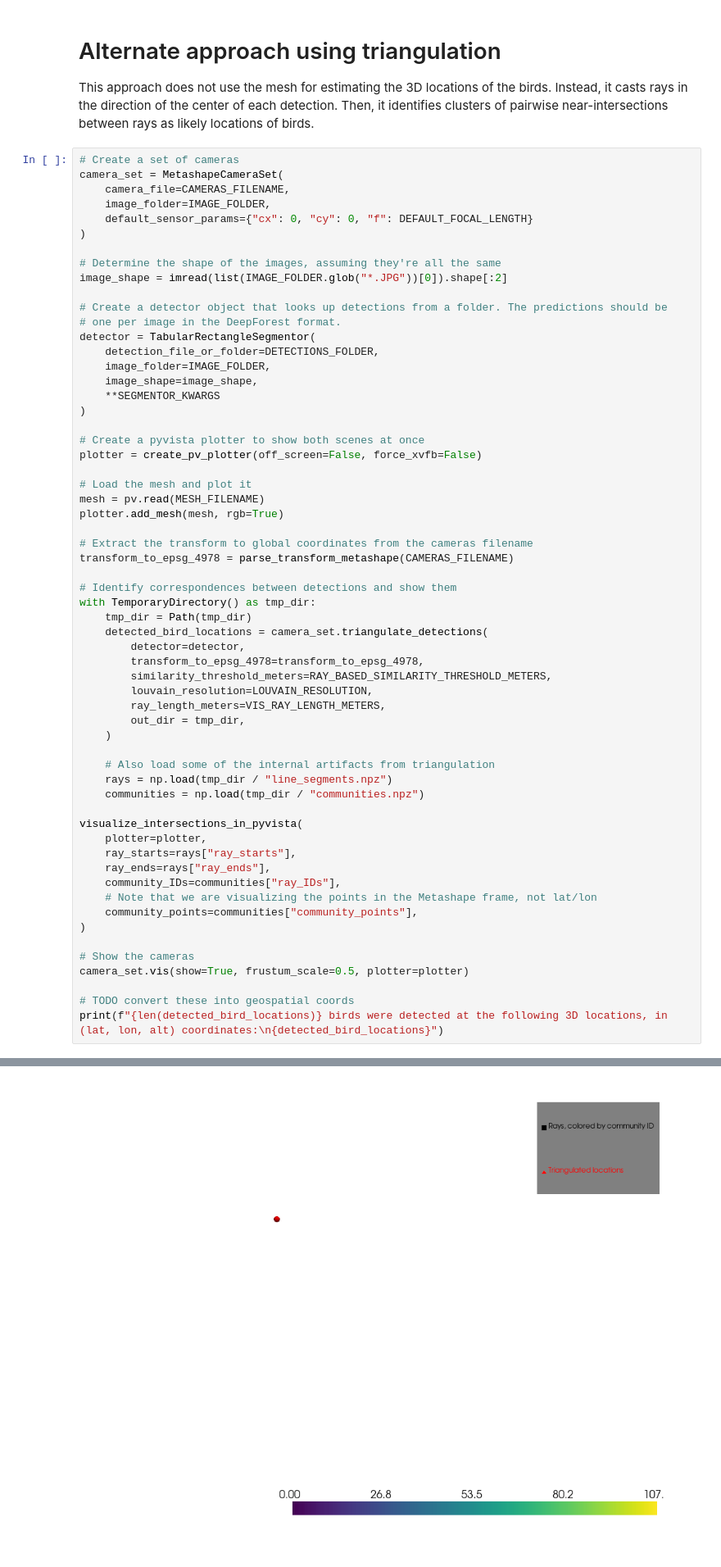
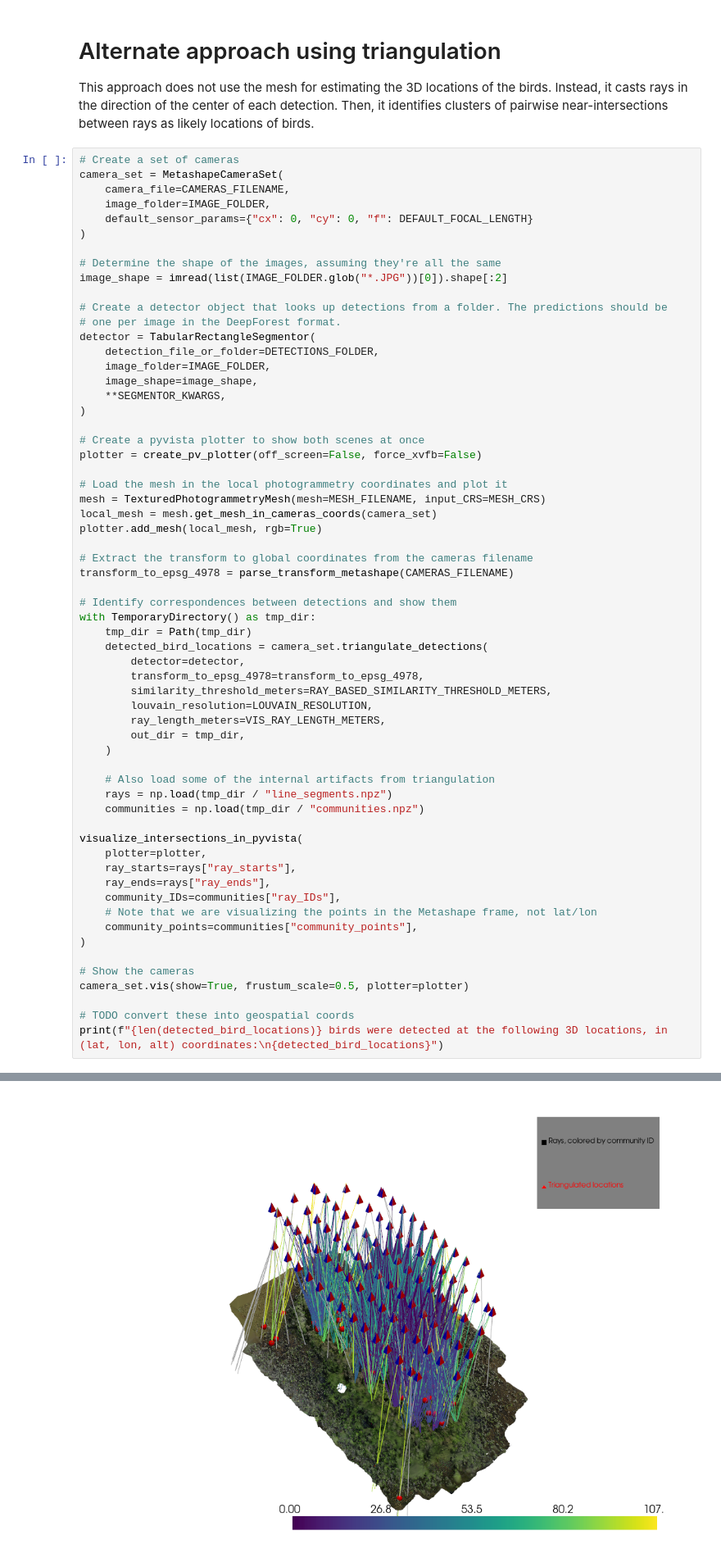
Before and after one commit to open-forest-observatory/geograypher, a Jupyter notebook: examples/project_detections.ipynb, the cells around one changed output, grey strips where cells are left out. Shown at 82% size. Cells and saved outputs as stored; diff of their text form.

Commit message:
Fix global/local mesh issue in result display

```diff
--- a/examples/project_detections.ipynb
+++ b/examples/project_detections.ipynb
@@ -178,15 +179,16 @@ detector = TabularRectangleSegmentor(
     detection_file_or_folder=DETECTIONS_FOLDER,
     image_folder=IMAGE_FOLDER,
     image_shape=image_shape,
-    **SEGMENTOR_KWARGS
+    **SEGMENTOR_KWARGS,
 )
 
 # Create a pyvista plotter to show both scenes at once
 plotter = create_pv_plotter(off_screen=False, force_xvfb=False)
 
-# Load the mesh and plot it
-mesh = pv.read(MESH_FILENAME)
-plotter.add_mesh(mesh, rgb=True)
+# Load the mesh in the local photogrammetry coordinates and plot it
+mesh = TexturedPhotogrammetryMesh(mesh=MESH_FILENAME, input_CRS=MESH_CRS)
+local_mesh = mesh.get_mesh_in_cameras_coords(camera_set)
+plotter.add_mesh(local_mesh, rgb=True)
 
 # Extract the transform to global coordinates from the cameras filename
 transform_to_epsg_4978 = parse_transform_metashape(CAMERAS_FILENAME)
@@ -225 +232 @@ print(f"{len(detected_bird_locations)} birds were detected at the following 3D l
-[figure, old version]
+[figure, new version]
```
Also changed, not shown: parts of 5 cells of this notebook.
